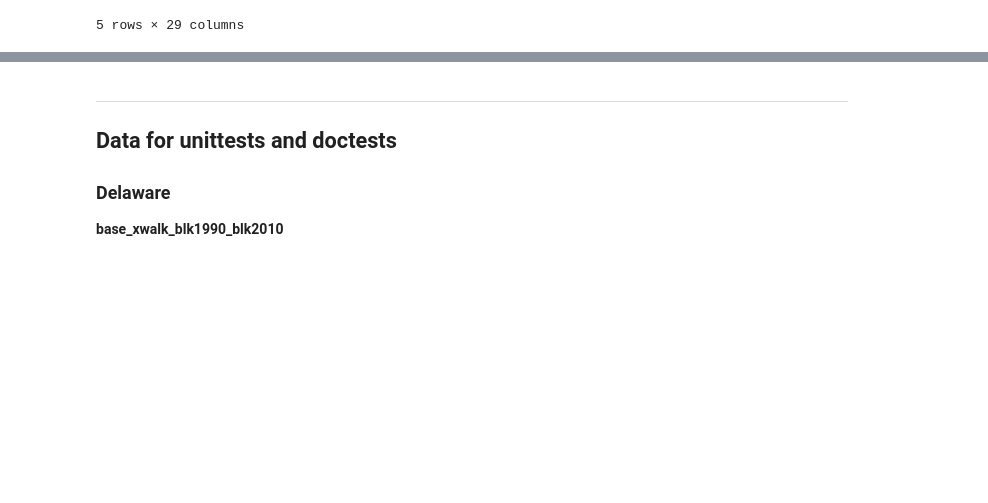
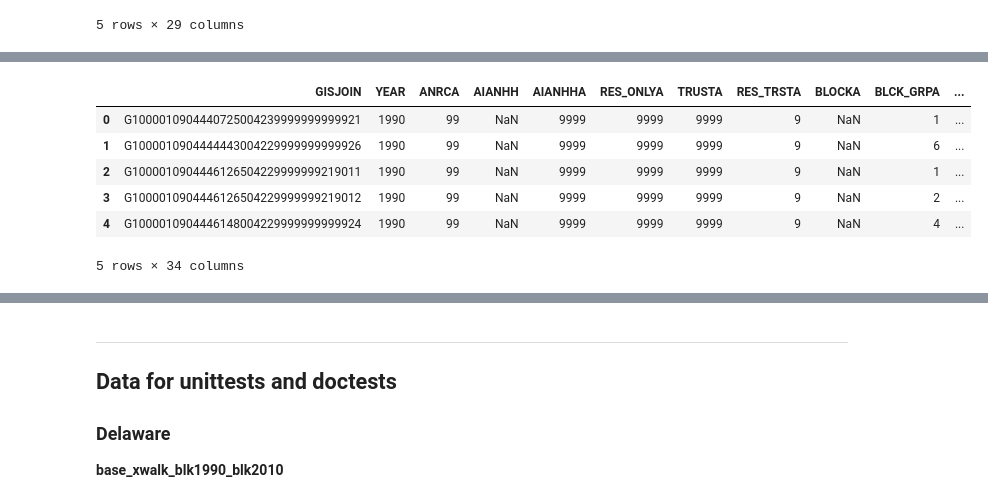
Before and after one commit to ipums/nhgisxwalk, a Jupyter notebook: notebooks/build_subset.ipynb, the cells around one changed output, grey strips where cells are left out. Cells and saved outputs as stored; diff of their text form; code cells hidden in the pictures; blank space fills up the shorter version.

```diff
--- a/notebooks/build_subset.ipynb
+++ b/notebooks/build_subset.ipynb
@@ -212,0 +279,14 @@ tab_df.head()
+# %%
+try:
+    markdown_output = aux_df.head()
+except NameError:
+    markdown_output = "aux_df.head() does not exist."
+markdown_output
+# %% [output]
+|  | GISJOIN | YEAR | ANRCA | AIANHH | AIANHHA | RES_ONLYA | TRUSTA | RES_TRSTA | BLOCKA | BLCK_GRPA | ... |
+| 0 | G1000010904440725004239999999999921 | 1990 | 99 | NaN | 9999 | 9999 | 9999 | 9 | NaN | 1 | ... |
+| 1 | G1000010904444443004229999999999926 | 1990 | 99 | NaN | 9999 | 9999 | 9999 | 9 | NaN | 6 | ... |
+| 2 | G1000010904446126504229999999219011 | 1990 | 99 | NaN | 9999 | 9999 | 9999 | 9 | NaN | 1 | ... |
+| 3 | G1000010904446126504229999999219012 | 1990 | 99 | NaN | 9999 | 9999 | 9999 | 9 | NaN | 2 | ... |
+| 4 | G1000010904446148004229999999999924 | 1990 | 99 | NaN | 9999 | 9999 | 9999 | 9 | NaN | 4 | ... |
+5 rows × 34 columns
```
Also changed, not shown: parts of 21 cells of this notebook, 2 other files.
